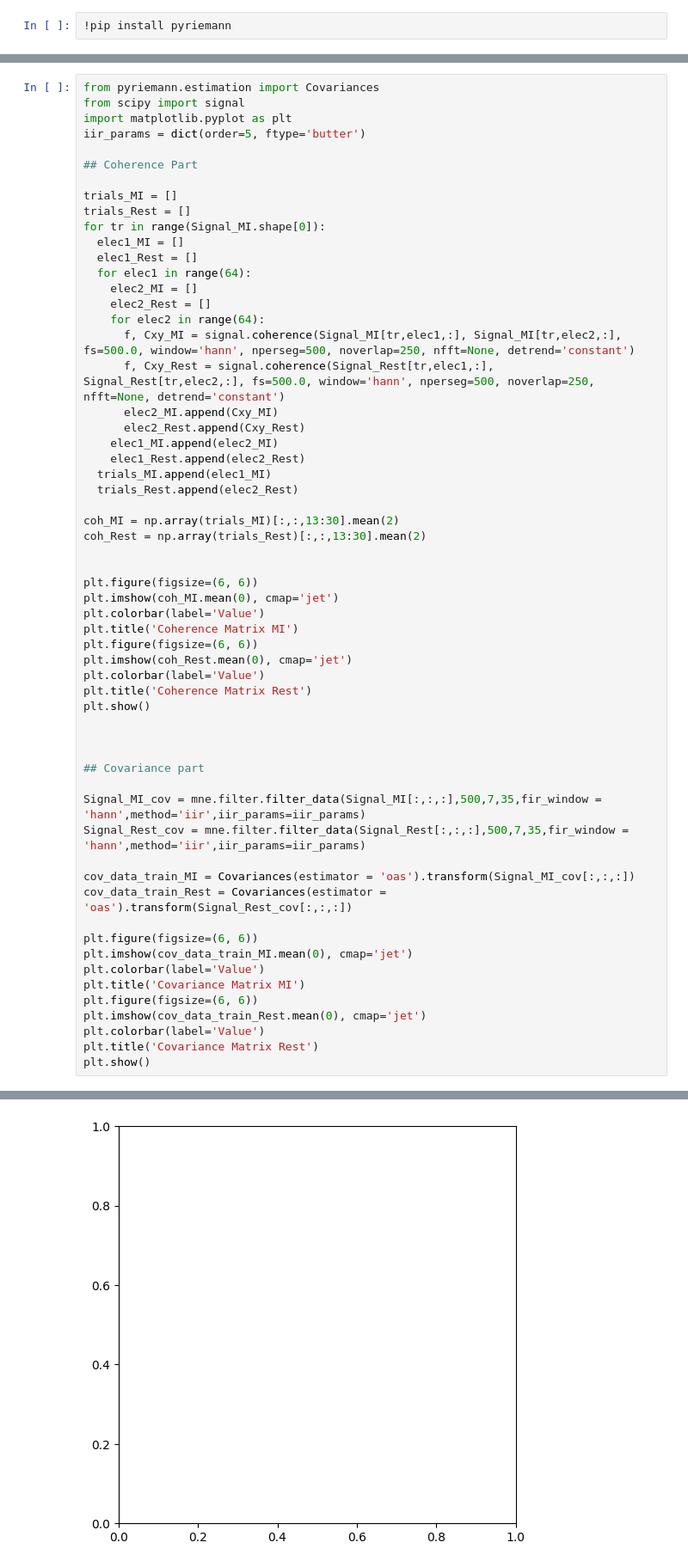
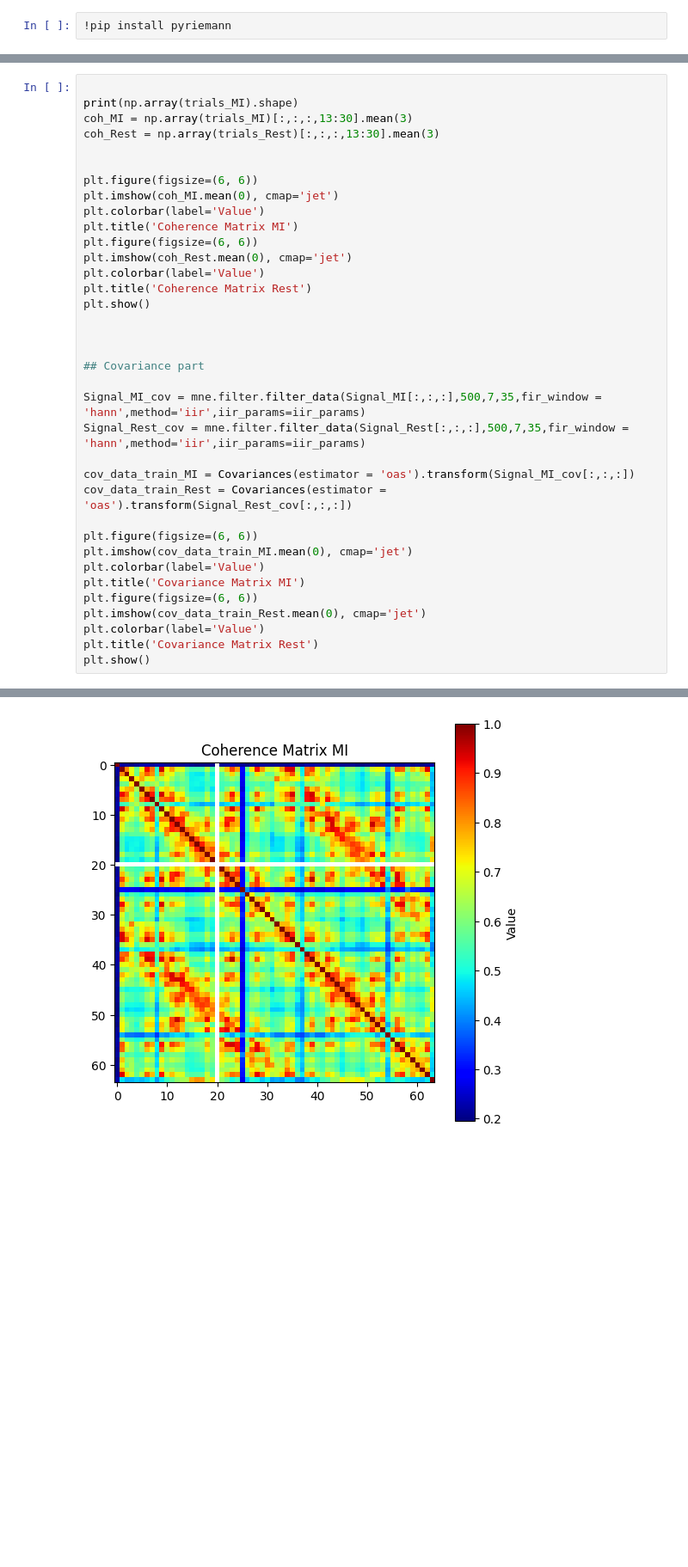
Before and after one commit to TristanVenot/Mapimed, a Jupyter notebook: Welcome_To_Colab.ipynb, the cells around one changed output, grey strips where cells are left out. Shown: that part at 86% size. Saved outputs shown, nothing was run; the diff lists cells and outputs as text; blank space fills up the shorter version.

```diff
--- a/Welcome_To_Colab.ipynb
+++ b/Welcome_To_Colab.ipynb
@@ -184,31 +209,8 @@ Using data from preloaded Raw for 90 events and 1501 original time points ...
 # %%
-from pyriemann.estimation import Covariances
-from scipy import signal
-import matplotlib.pyplot as plt
-iir_params = dict(order=5, ftype='butter')
 
-## Coherence Part
-
-trials_MI = []
-trials_Rest = []
-for tr in range(Signal_MI.shape[0]):
-  elec1_MI = []
-  elec1_Rest = []
-  for elec1 in range(64):
-    elec2_MI = []
-    elec2_Rest = []
-    for elec2 in range(64):
-      f, Cxy_MI = signal.coherence(Signal_MI[tr,elec1,:], Signal_MI[tr,elec2,:], fs=500.0, window='hann', nperseg=500, noverlap=250, nfft=None, detrend='constant')
-      f, Cxy_Rest = signal.coherence(Signal_Rest[tr,elec1,:], Signal_Rest[tr,elec2,:], fs=500.0, window='hann', nperseg=500, noverlap=250, nfft=None, detrend='constant')
-      elec2_MI.append(Cxy_MI)
-      elec2_Rest.append(Cxy_Rest)
-    elec1_MI.append(elec2_MI)
-    elec1_Rest.append(elec2_Rest)
-  trials_MI.append(elec1_MI)
-  trials_Rest.append(elec2_Rest)
-
-coh_MI = np.array(trials_MI)[:,:,13:30].mean(2)
-coh_Rest = np.array(trials_Rest)[:,:,13:30].mean(2)
+print(np.array(trials_MI).shape)
+coh_MI = np.array(trials_MI)[:,:,:,13:30].mean(3)
+coh_Rest = np.array(trials_Rest)[:,:,:,13:30].mean(3)
 
 
 plt.figure(figsize=(6, 6))
@@ -245 +247 @@ TypeError: Invalid shape (64, 64, 251) for image data
-[figure, old version]
+[figure, new version]
```
Also changed, not shown: parts of 6 cells of this notebook.
